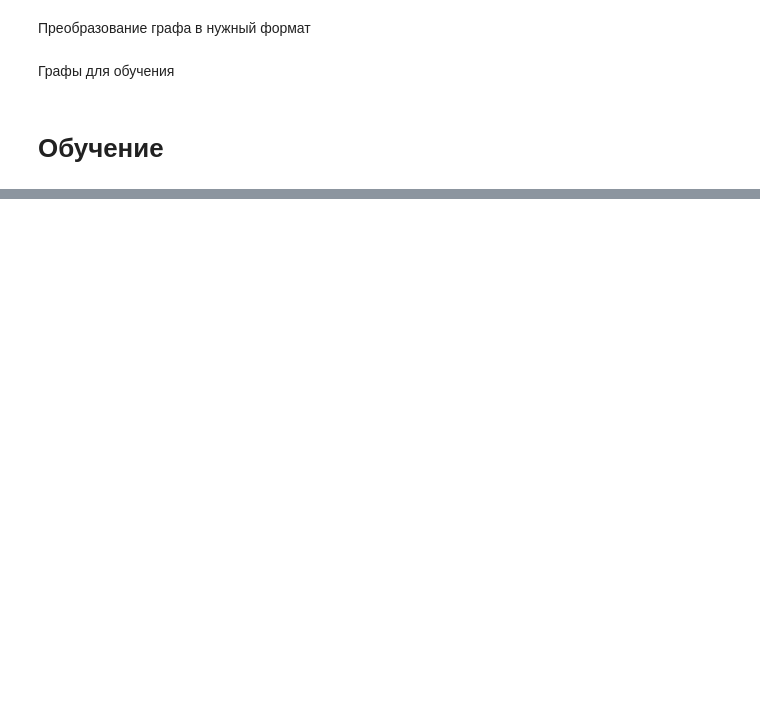
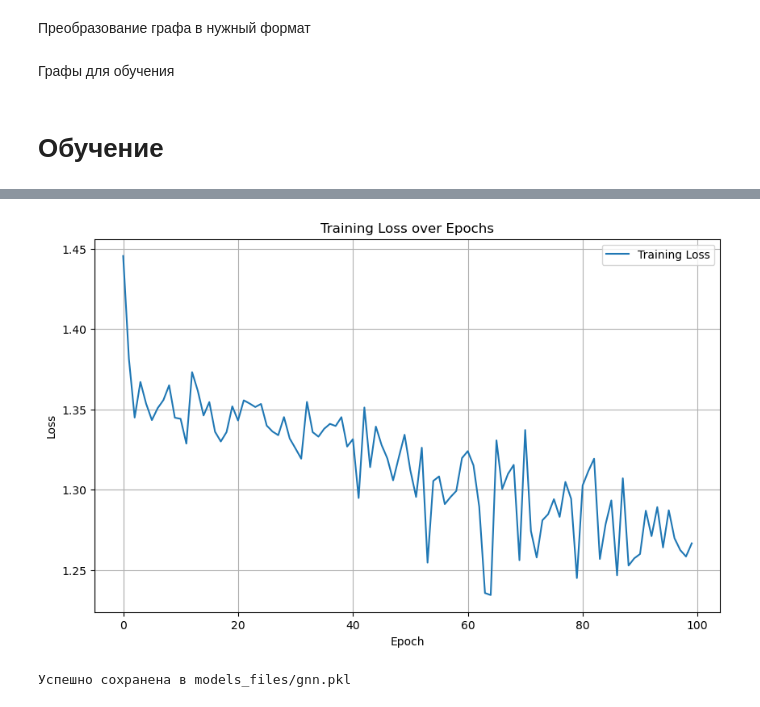
Before and after one commit to nad-igolki/mobiraph, a Jupyter notebook: models/gnn_train.ipynb, the cells around one changed output, grey strips where cells are left out. Saved outputs shown, nothing was run; the diff lists cells and outputs as text; code cells hidden in the pictures; blank space fills up the shorter version.

```diff
--- a/models/gnn_train.ipynb
+++ b/models/gnn_train.ipynb
@@ -162,0 +204,69 @@ for epoch in range(100):
+# %%
+import torch
+import matplotlib.pyplot as plt
+
+# Параметры модели
+in_channels = 103    # Количество признаков на узел
+hidden_channels = 16
+out_channels = 4     # Количество классов
+num_layers = 3
+add_bn = True
+dropout = 0.5
+heads = 2
+
+# Инициализация модели
+model2 = ComplexGAT(in_channels, hidden_channels, out_channels, num_layers, add_bn, dropout, heads)
+criterion = nn.CrossEntropyLoss()
+optimizer = torch.optim.Adam(model2.parameters(), lr=0.01)
+
+batch_size = 16
+loader = DataLoader(train_data, batch_size=batch_size, shuffle=True)
+
+# Список для хранения лосса
+losses = []
+
+# Обучающий цикл
+model2.train()
+num_epochs = 100
+for epoch in range(num_epochs):
+    total_loss = 0
+    for batch in loader:
+        optimizer.zero_grad()
+
+        out = model2(batch.x, batch.edge_index, batch.batch)
+
+        loss = criterion(out, batch.y)
+        loss.backward()
+        optimizer.step()
+
+        total_loss += loss.item()
+
+    avg_loss = total_loss / len(loader)
+    losses.append(avg_loss)
+    # print(f"Epoch {epoch}, Loss: {avg_loss}")
+
+# Построение графика
+plt.figure(figsize=(10, 6))
+plt.plot(range(num_epochs), losses, label='Training Loss')
+plt.xlabel('Epoch')
+plt.ylabel('Loss')
+plt.title('Training Loss over Epochs')
+plt.legend()
+plt.grid(True)
+plt.show()
+# %% [output]
+[figure, added]
+# %%
+model_dir = 'models_files'
+if not os.path.exists(model_dir):
+    os.makedirs(model_dir)
+
+# Сохранение модели
+model_filename = os.path.join(model_dir, 'gnn.pkl')
+if not os.path.exists(model_filename):
+    with open(model_filename, 'wb') as f:
+        pickle.dump(model, f)
+
+print(f"Успешно сохранена в {model_filename}")
+# %% [output]
+Успешно сохранена в models_files/gnn.pkl
```
Also changed, not shown: parts of 18 cells of this notebook, 7 other files.
